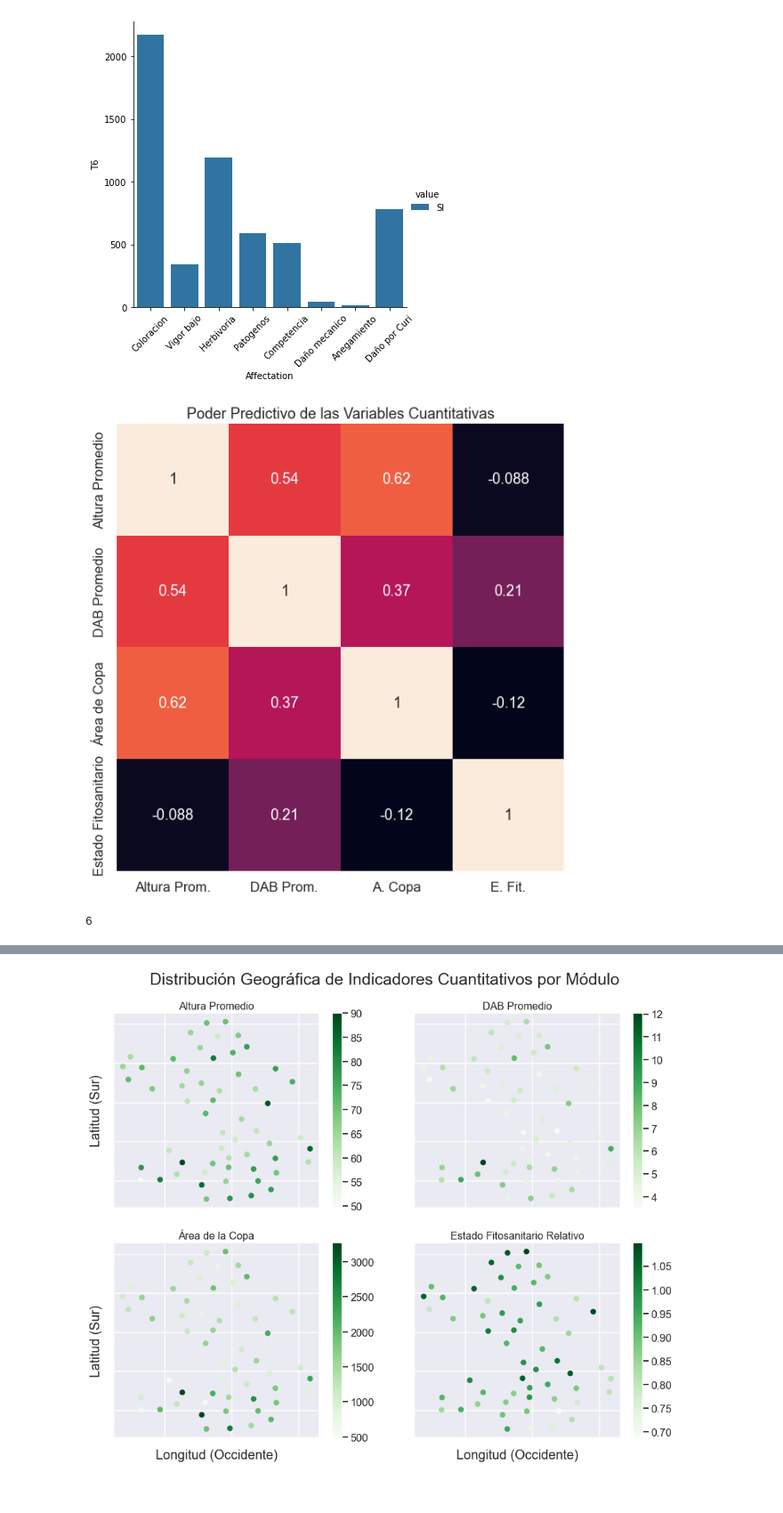
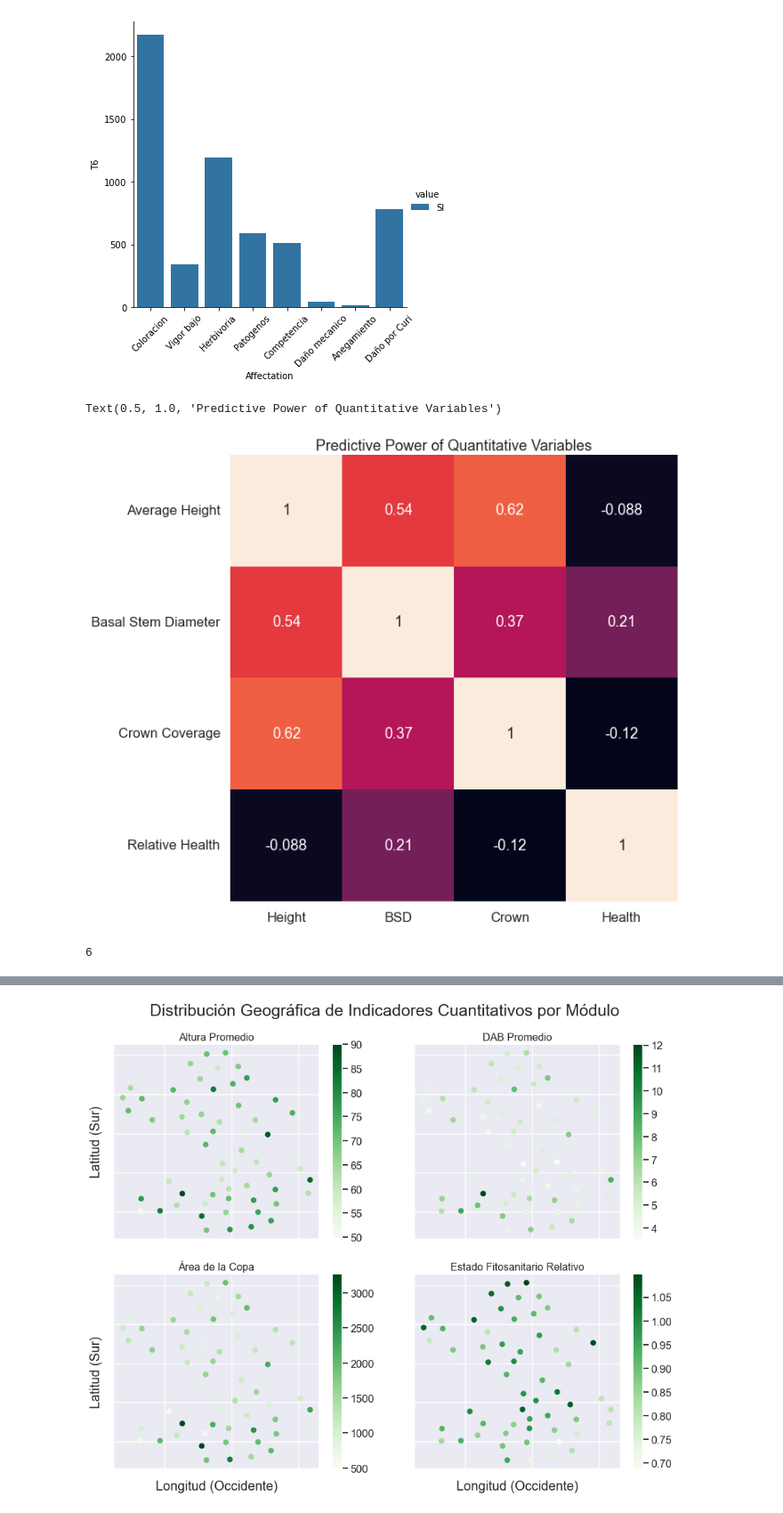
Before and after one commit to Slid61/Plant-Restoration-Data, a Jupyter notebook: Udacity Final Data Submission.ipynb, the cells around one changed output, grey strips where cells are left out. Shown at 89% size. Saved outputs shown, nothing was run; the diff lists cells and outputs as text; code cells hidden in the pictures.

Commit message:
Revised all code to be up to PEP8 standard. Changed outward facing variables to English. Added biodiversity chart and assessed reproductive activity

```diff
--- a/Udacity Final Data Submission.ipynb
+++ b/Udacity Final Data Submission.ipynb
@@ -876,26 +876,27 @@ for value in reserve['Even_mon'].unique():
 # %%
 
 plt.figure(figsize = (20,10))
-ylabels = ['Altura Promedio', 'DAB Promedio', 'Área de Copa', 'Estado Fitosanitario']
-xlabels = ['Altura Prom.', 'DAB Prom.', 'A. Copa', 'E. Fit.']
+ylabels = ['Average Height', 'Basal Stem Diameter', 'Crown Coverage', 'Relative Health']
+xlabels = ['Height', 'BSD', 'Crown', 'Health']
 ax = sns.heatmap(num_reserve.corr(),
                  annot=True,
                  square=True,
                  cbar=False,
                  xticklabels=xlabels,
                  yticklabels=ylabels)
 sns.set_context('talk')
-ax.set_title('Poder Predictivo de las Variables Cuantitativas')
+ax.set_title('Predictive Power of Quantitative Variables')
 
 #plt.savefig(figures+'Correlaciones', dpi=1200)
 # Height is most correlated with crown area, then stem diameter.
 # Amazingly plant health may have a weak correlation with stem thickness.
 # %% [output]
+Text(0.5, 1.0, 'Predictive Power of Quantitative Variables')
-[figure, old version]
+[figure, new version]
-# %%
-len(r_num_dict)
-# %% [output]
-6
+# %%
+len(r_num_dict)
+# %% [output]
+6
 # %%
 fig, axs = plt.subplots(2,3)
 plt.figure(figsize = (15, 15))
```
Also changed, not shown: parts of 26 cells of this notebook.
